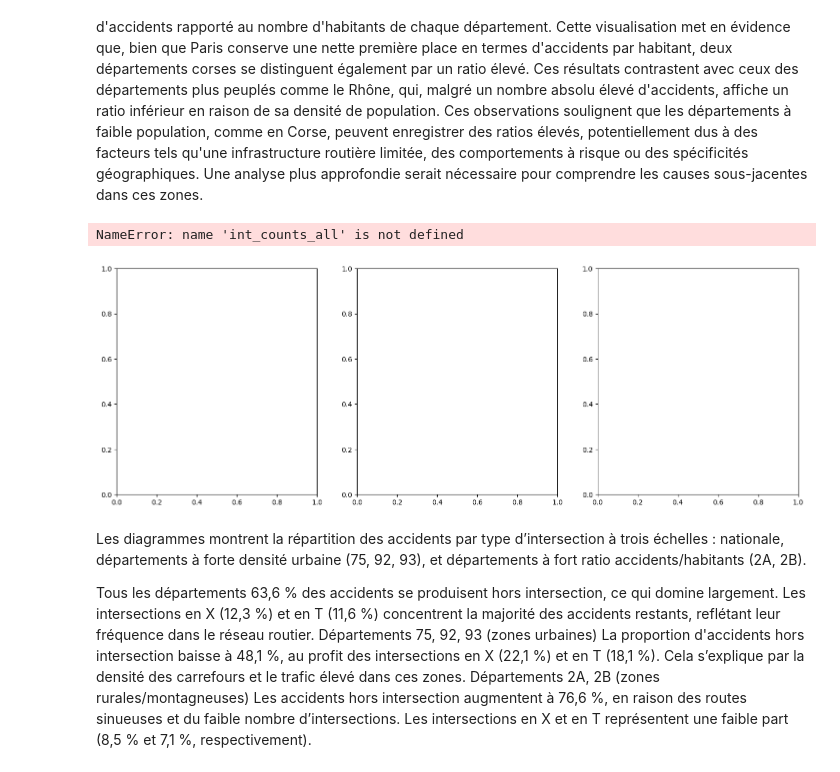
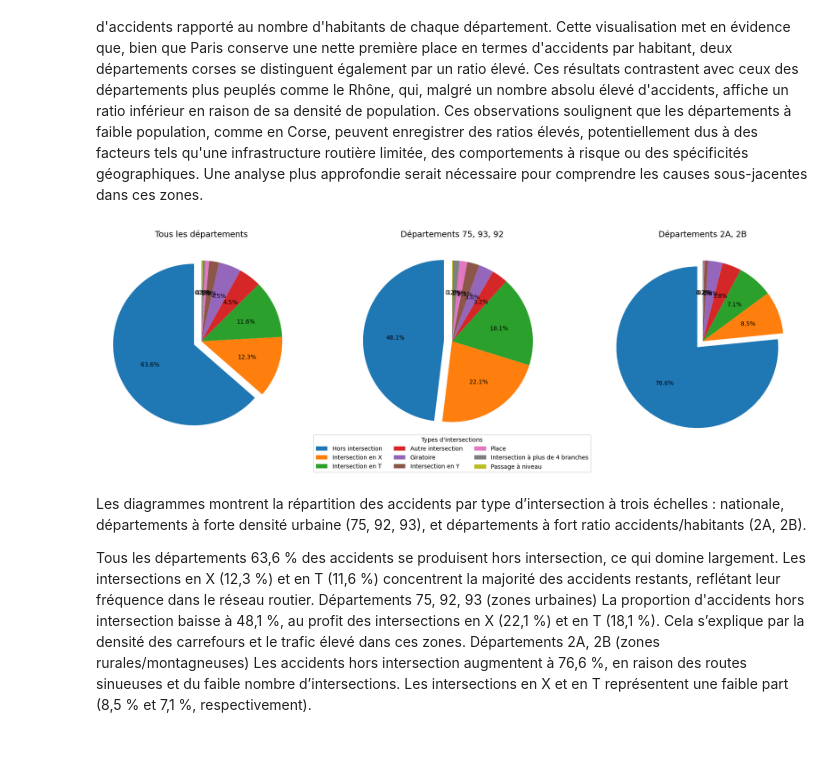
Before and after one commit to ABE-svg/Projet-Python-pour-la-Data-Science, a Jupyter notebook: analyse_caract_lieux.ipynb, the cells around one changed output. Saved outputs shown, nothing was run; the diff lists cells and outputs as text; code cells hidden in the pictures.

Commit message:
correction diagramme

```diff
--- a/analyse_caract_lieux.ipynb
+++ b/analyse_caract_lieux.ipynb
@@ -682,6 +682,15 @@ Les 5 départements avec le plus grand nombre d'accidents par habitant :
 # %% [markdown]
 Une question légitime soulevée précédemment était de savoir si le nombre d'accidents était directement corrélé à la population des départements. Pour y répondre, la carte précédente présente le nombre d'accidents rapporté au nombre d'habitants de chaque département. Cette visualisation met en évidence que, bien que Paris conserve une nette première place en termes d'accidents par habitant, deux départements corses se distinguent également par un ratio élevé. Ces résultats contrastent avec ceux des départements plus peuplés comme le Rhône, qui, malgré un nombre absolu élevé d'accidents, affiche un ratio inférieur en raison de sa densité de population. Ces observations soulignent que les départements à faible population, comme en Corse, peuvent enregistrer des ratios élevés, potentiellement dus à des facteurs tels qu'une infrastructure routière limitée, des comportements à risque ou des spécificités géographiques. Une analyse plus approfondie serait nécessaire pour comprendre les causes sous-jacentes dans ces zones.
 # %%
+df_caract['int_label'] = df_caract['int'].map(int_labels)
+
+# Compter le nombre d'accidents par type d'intersection pour chaque groupe
+int_counts_all = df_caract['int_label'].value_counts()
+filtered_75_93_92 = df_caract[df_caract['dep'].isin(['75', '93', '92'])]
+int_counts_75_93_92 = filtered_75_93_92['int_label'].value_counts()
+filtered_9A_9B = df_caract[df_caract['dep'].isin(['2A', '2B'])]
+int_counts_9A_9B = filtered_9A_9B['int_label'].value_counts()
+
 # Création des diagrammes circulaires
 fig, axes = plt.subplots(1, 3, figsize=(18, 6))
 
@@ -704,35 +713,34 @@ axes[1].pie(
     labels=None,
     colors=plt.cm.tab10.colors,
     explode=[0.1 if i == int_counts_75_93_92.idxmax() else 0 for i in int_counts_75_93_92.index],
 )
 axes[1].set_title("Départements 75, 93, 92", fontsize=14)
 
 # Diagramme pour les départements 2A et 2B
 axes[2].pie(
     int_counts_9A_9B,
     autopct='%1.1f%%',
     startangle=90,
     labels=None,
     colors=plt.cm.tab10.colors,
     explode=[0.1 if i == int_counts_9A_9B.idxmax() else 0 for i in int_counts_9A_9B.index],
 )
 axes[2].set_title("Départements 2A, 2B", fontsize=14)
 
 # Ajouter une légende commune sous la figure
 fig.legend(
     labels=int_counts_all.index,  # Utiliser les labels globaux
     loc='lower center',  # Placer la légende en bas
     ncol=3,  # Nombre de colonnes dans la légende
     fontsize=10,
     title="Types d'intersections"
 )
 
 # Ajuster les espaces pour éviter la superposition
 plt.tight_layout(rect=[0, 0.1, 1, 0.95])  # Ajouter de l'espace en bas pour la légende
 plt.show()
 # %% [output]
-NameError: name 'int_counts_all' is not defined
-[figure, old version]
+[figure, new version]
 # %% [markdown]
 Les diagrammes montrent la répartition des accidents par type d’intersection à trois échelles : nationale, départements à forte densité urbaine (75, 92, 93), et départements à fort ratio accidents/habitants (2A, 2B).
 
```
